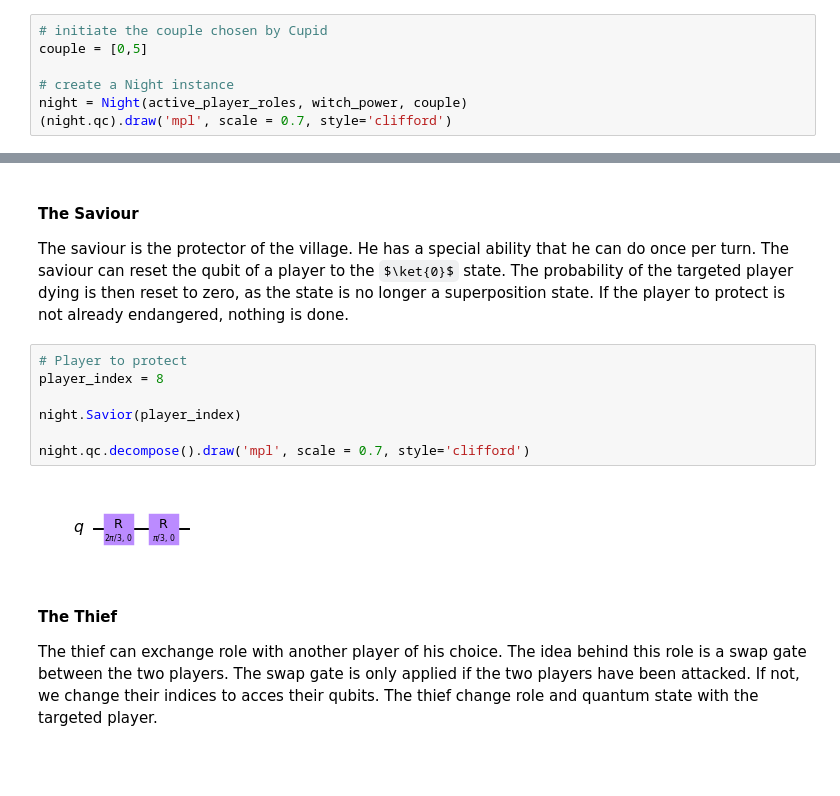
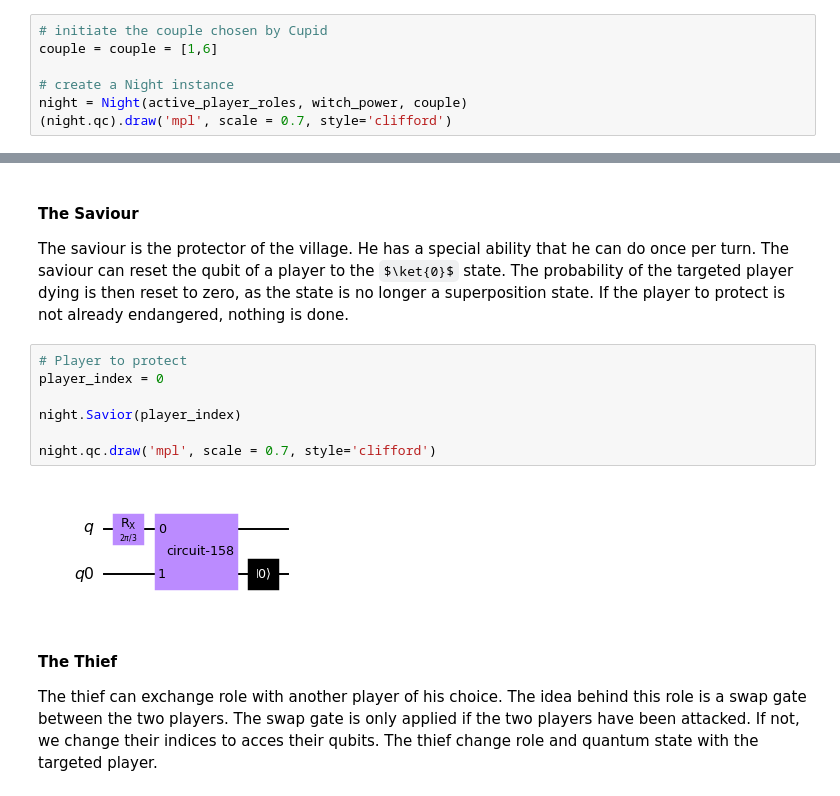
Before and after one commit to WilhemHarvey/iQuCodeFest2025-Equipe-Compile-moi-si-tu-peux, a Jupyter notebook: game_demo.ipynb, the cells around one changed output, grey strips where cells are left out. Saved outputs shown, nothing was run; the diff lists cells and outputs as text; some formulas as TeX source; blank space fills up the shorter version.

```diff
--- a/game_demo.ipynb
+++ b/game_demo.ipynb
@@ -44,7 +43,7 @@ For implementation purposes, that CNOT gate will be apply at the end of the nigh
 Since Cupid only has a role during the first night, he is in practice called before to instantiate an instance of the class Night, to decide which players will be lovers and have their destiny linked forever.
 # %%
 # initiate the couple chosen by Cupid
-couple = [0,5]
+couple = couple = [1,6]
 
 # create a Night instance
 night = Night(active_player_roles, witch_power, couple)
@@ -98,13 +97,13 @@ The saviour is the protector of the village. He has a special ability that he ca
 If the player to protect is not already endangered, nothing is done.
 # %%
 # Player to protect
-player_index = 8
+player_index = 0
 
 night.Savior(player_index)
 
-night.qc.decompose().draw('mpl', scale = 0.7, style='clifford')
+night.qc.draw('mpl', scale = 0.7, style='clifford')
 # %% [output]
-[figure, old version]
+[figure, new version]
 # %% [markdown]
 #### **The Thief**
 The thief can exchange role with another player of his choice. The idea behind this role is a swap gate between the two players. The swap gate is only applied if the two players have been attacked. If not, we change their indices to acces their qubits. The thief change role and quantum state with the targeted player.
```
Also changed, not shown: parts of 12 cells of this notebook, 3 other files.
